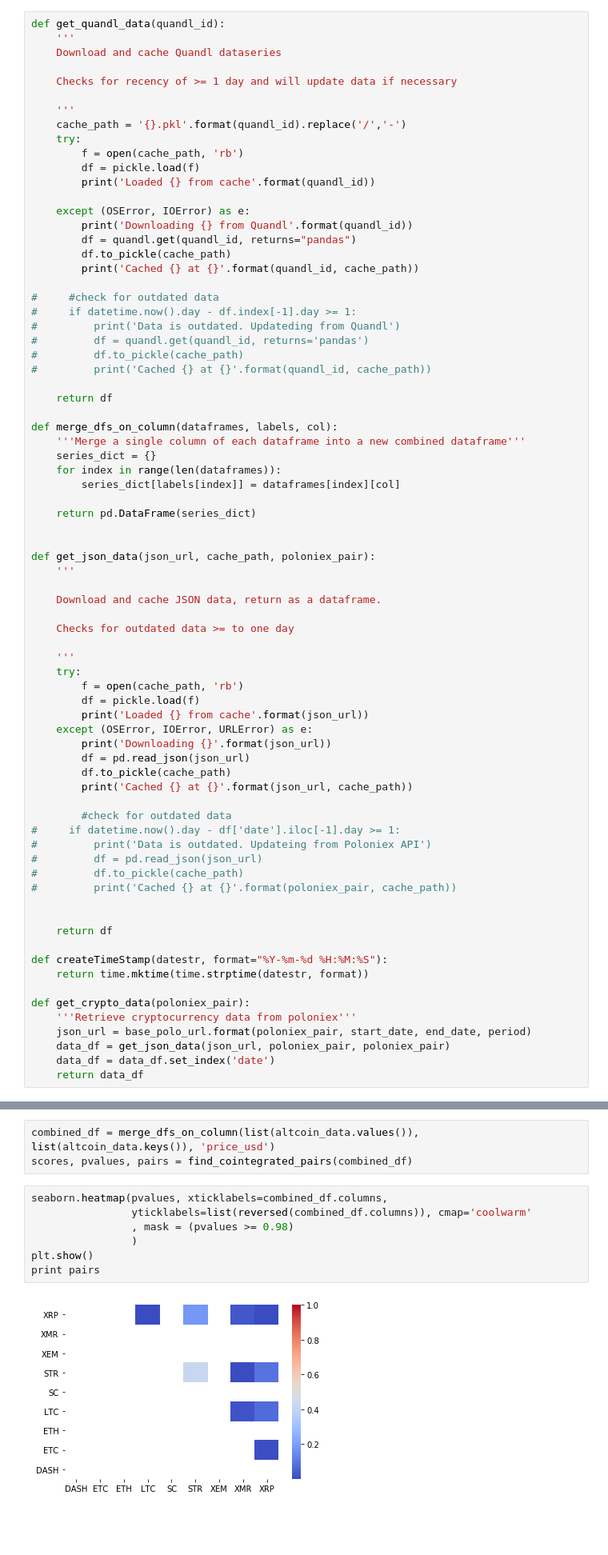
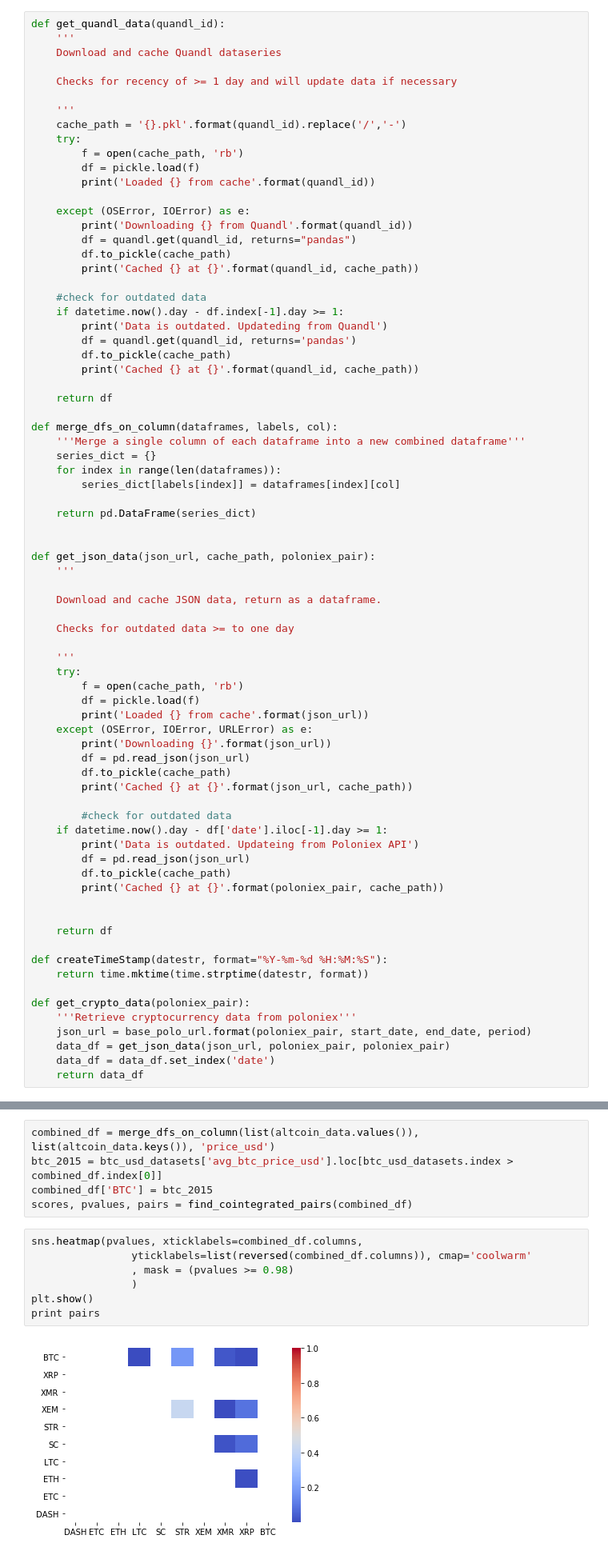
Before and after one commit to eliekawerk/trading, a Jupyter notebook: Crypto_pair_trading.ipynb, the cells around one changed output, grey strips where cells are left out. Shown at 80% size. Cells and saved outputs as stored; diff of their text form; blank space fills up the shorter version.

```diff
--- a/Crypto_pair_trading.ipynb
+++ b/Crypto_pair_trading.ipynb
@@ -44,12 +44,12 @@ def get_quandl_data(quandl_id):
         df.to_pickle(cache_path)
         print('Cached {} at {}'.format(quandl_id, cache_path))
 
-#     #check for outdated data
-#     if datetime.now().day - df.index[-1].day >= 1:
-#         print('Data is outdated. Updateding from Quandl')
-#         df = quandl.get(quandl_id, returns='pandas')
-#         df.to_pickle(cache_path)
-#         print('Cached {} at {}'.format(quandl_id, cache_path))
+    #check for outdated data
+    if datetime.now().day - df.index[-1].day >= 1:
+        print('Data is outdated. Updateding from Quandl')
+        df = quandl.get(quandl_id, returns='pandas')
+        df.to_pickle(cache_path)
+        print('Cached {} at {}'.format(quandl_id, cache_path))
 
     return df
 
@@ -81,11 +81,11 @@ def get_json_data(json_url, cache_path, poloniex_pair):
         print('Cached {} at {}'.format(json_url, cache_path))
 
         #check for outdated data
-#     if datetime.now().day - df['date'].iloc[-1].day >= 1:
-#         print('Data is outdated. Updateing from Poloniex API')
-#         df = pd.read_json(json_url)
-#         df.to_pickle(cache_path)
-#         print('Cached {} at {}'.format(poloniex_pair, cache_path))
+    if datetime.now().day - df['date'].iloc[-1].day >= 1:
+        print('Data is outdated. Updateing from Poloniex API')
+        df = pd.read_json(json_url)
+        df.to_pickle(cache_path)
+        print('Cached {} at {}'.format(poloniex_pair, cache_path))
 
 
     return df
@@ -175,13 +185,15 @@ for altcoin in altcoin_data.keys():
 # %%
 combined_df = merge_dfs_on_column(list(altcoin_data.values()), list(altcoin_data.keys()), 'price_usd')
+btc_2015 = btc_usd_datasets['avg_btc_price_usd'].loc[btc_usd_datasets.index > combined_df.index[0]]
+combined_df['BTC'] = btc_2015
 scores, pvalues, pairs = find_cointegrated_pairs(combined_df)
 # %%
-seaborn.heatmap(pvalues, xticklabels=combined_df.columns,
+sns.heatmap(pvalues, xticklabels=combined_df.columns,
                 yticklabels=list(reversed(combined_df.columns)), cmap='coolwarm'
                 , mask = (pvalues >= 0.98)
                 )
 plt.show()
 print pairs
 # %% [output]
-[figure, old version]
+[figure, new version]
 [('DASH', 'LTC'), ('DASH', 'XMR'), ('DASH', 'XRP'), ('LTC', 'XMR'), ('STR', 'XMR'), ('XMR', 'XRP')]
```
Also changed, not shown: parts of 7 cells of this notebook, 4 other files.
